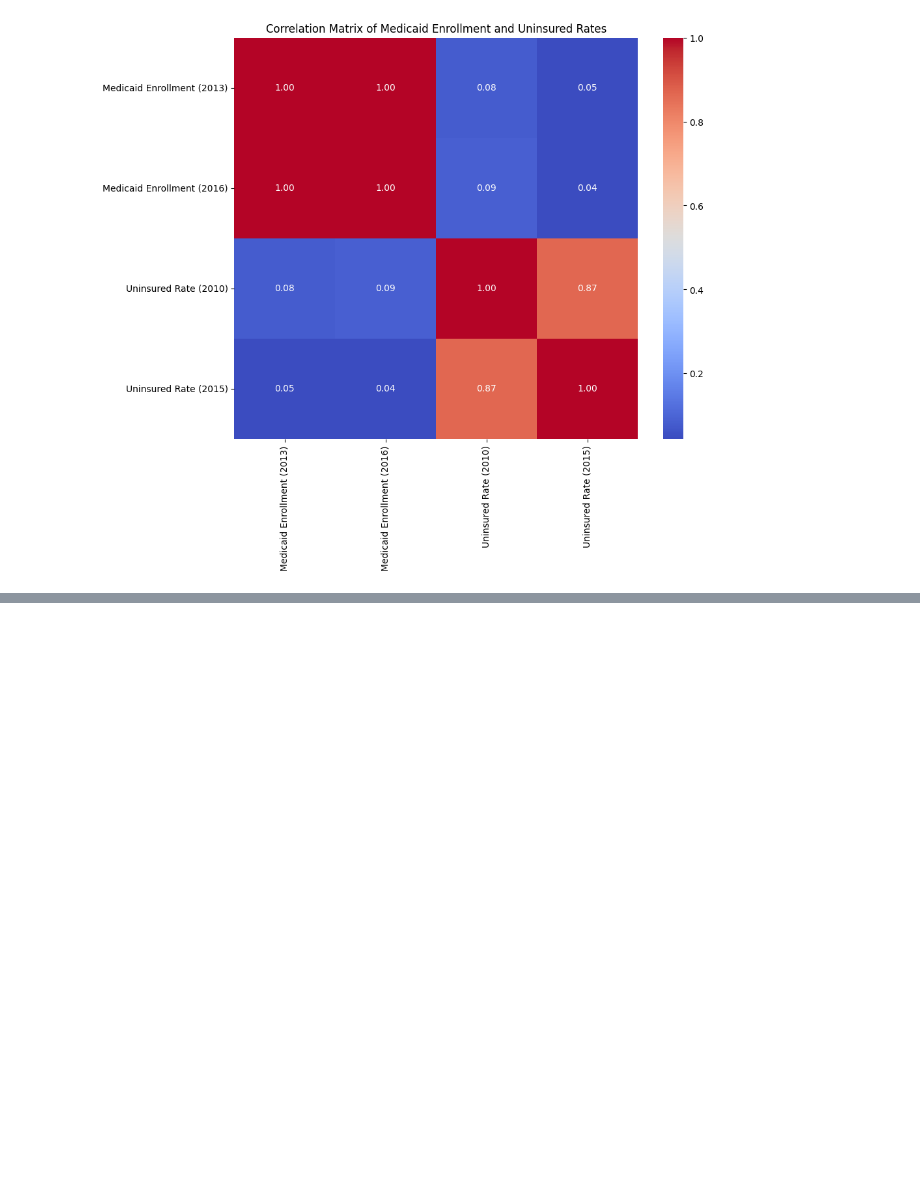
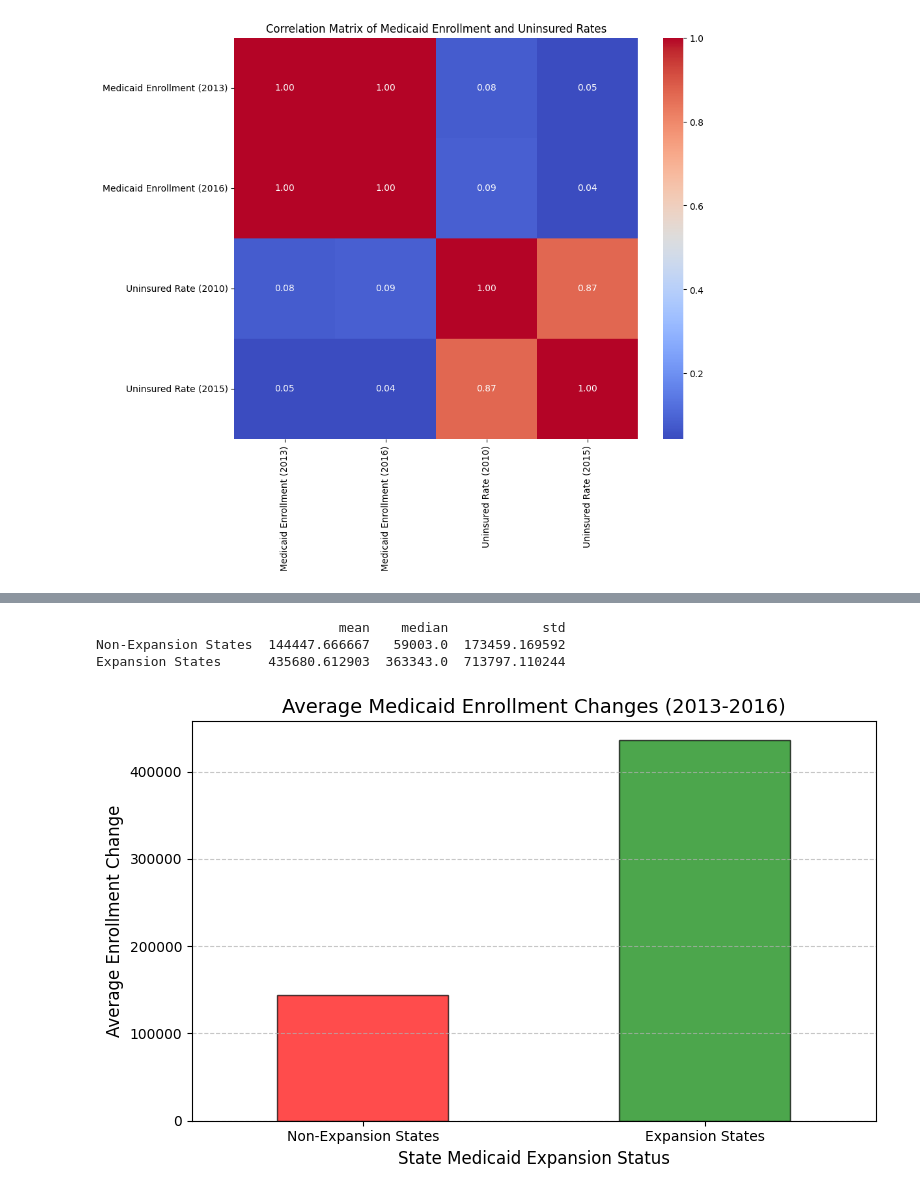
Before and after one commit to djames44/Group_4, a Jupyter notebook: Project_dtsc.ipynb, the cells around one changed output, grey strips where cells are left out. Cells and saved outputs as stored; diff of their text form; code cells hidden in the pictures; blank space fills up the shorter version.

```diff
--- a/Project_dtsc.ipynb
+++ b/Project_dtsc.ipynb
@@ -154,11 +154,11 @@ plt.show()
 # %% [output]
 [figure]
 # %%
-# prompt:  Create a new column to calculate Medicaid enrollment changes (Medicaid Enrollment (2016) - Medicaid Enrollment (2013)).
-
-# Calculate Medicaid enrollment changes
-df['Medicaid Enrollment Change'] = df['Medicaid Enrollment (2016)'] - df['Medicaid Enrollment (2013)']
+# Adding a column to calculate Medicaid enrollment changes
+df['Medicaid Enrollment Change (2013-2016)'] = (
+    df['Medicaid Enrollment (2016)'] - df['Medicaid Enrollment (2013)']
+)
 
 # Display the updated DataFrame with the new column
-df
+print(df[['State', 'Medicaid Enrollment (2013)', 'Medicaid Enrollment (2016)', 'Medicaid Enrollment Change (2013-2016)']])
 # %% [output]
@@ -181,0 +209,41 @@ df
+# %%
+# Grouping data by Medicaid Expansion status
+grouped = df.groupby('State Medicaid Expansion (2016)')
+
+# Calculating summary statistics for Medicaid enrollment changes
+summary_stats = grouped['Medicaid Enrollment Change (2013-2016)'].agg(['mean', 'median', 'std'])
+
+# Renaming the index for clarity
+summary_stats.index = ['Non-Expansion States', 'Expansion States']
+
+# Displaying the summary statistics
+print(summary_stats)
+# %% [output]
+                               mean    median            std
+Non-Expansion States  144447.666667   59003.0  173459.169592
+Expansion States      435680.612903  363343.0  713797.110244
+# %%
+import matplotlib.pyplot as plt
+
+# Grouping data by Medicaid Expansion status and calculating the mean
+average_changes = df.groupby('State Medicaid Expansion (2016)')['Medicaid Enrollment Change (2013-2016)'].mean()
+
+# Renaming the index for clarity
+average_changes.index = ['Non-Expansion States', 'Expansion States']
+
+# Plotting the bar chart
+plt.figure(figsize=(8, 5))
+average_changes.plot(kind='bar', color=['red', 'green'], alpha=0.7, edgecolor='black')
+
+# Adding chart details
+plt.title('Average Medicaid Enrollment Changes (2013-2016)', fontsize=14)
+plt.ylabel('Average Enrollment Change', fontsize=12)
+plt.xlabel('State Medicaid Expansion Status', fontsize=12)
+plt.xticks(rotation=0)
+plt.grid(axis='y', linestyle='--', alpha=0.7)
+
+# Display the plot
+plt.tight_layout()
+plt.show()
+# %% [output]
+[figure, added]
```
Also changed, not shown: parts of 4 cells of this notebook.
